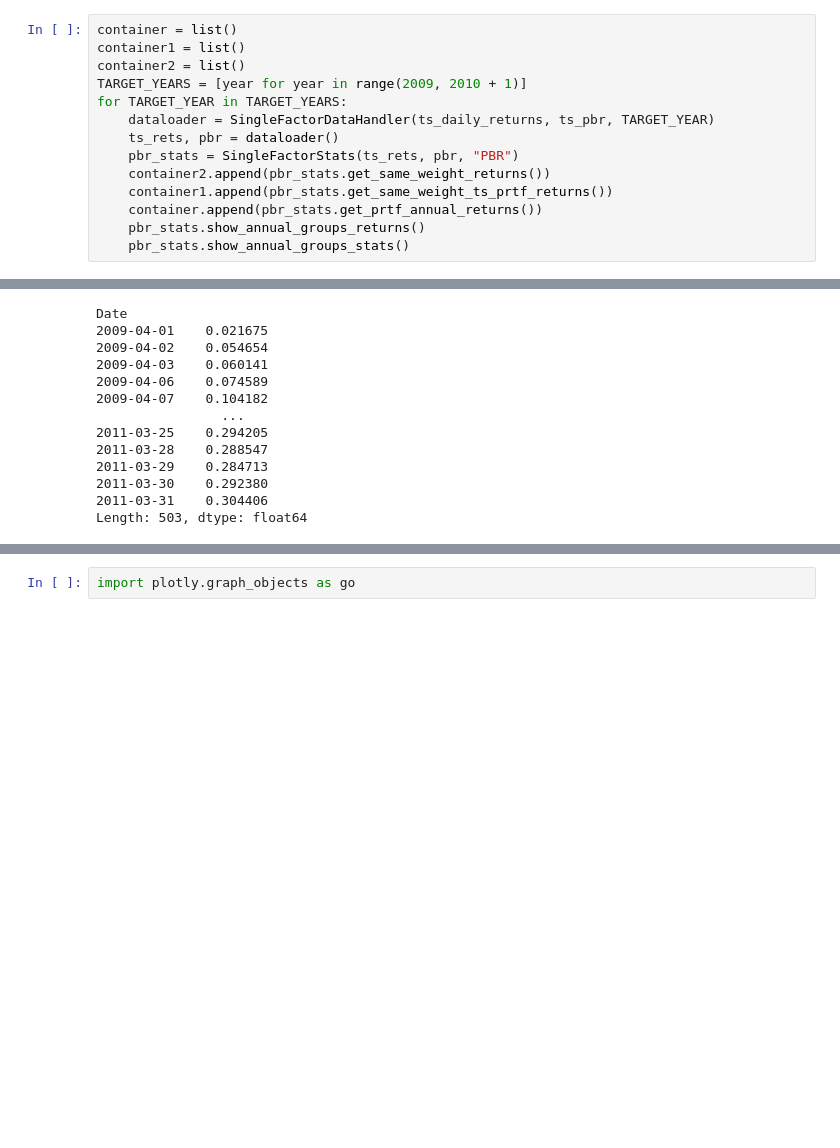
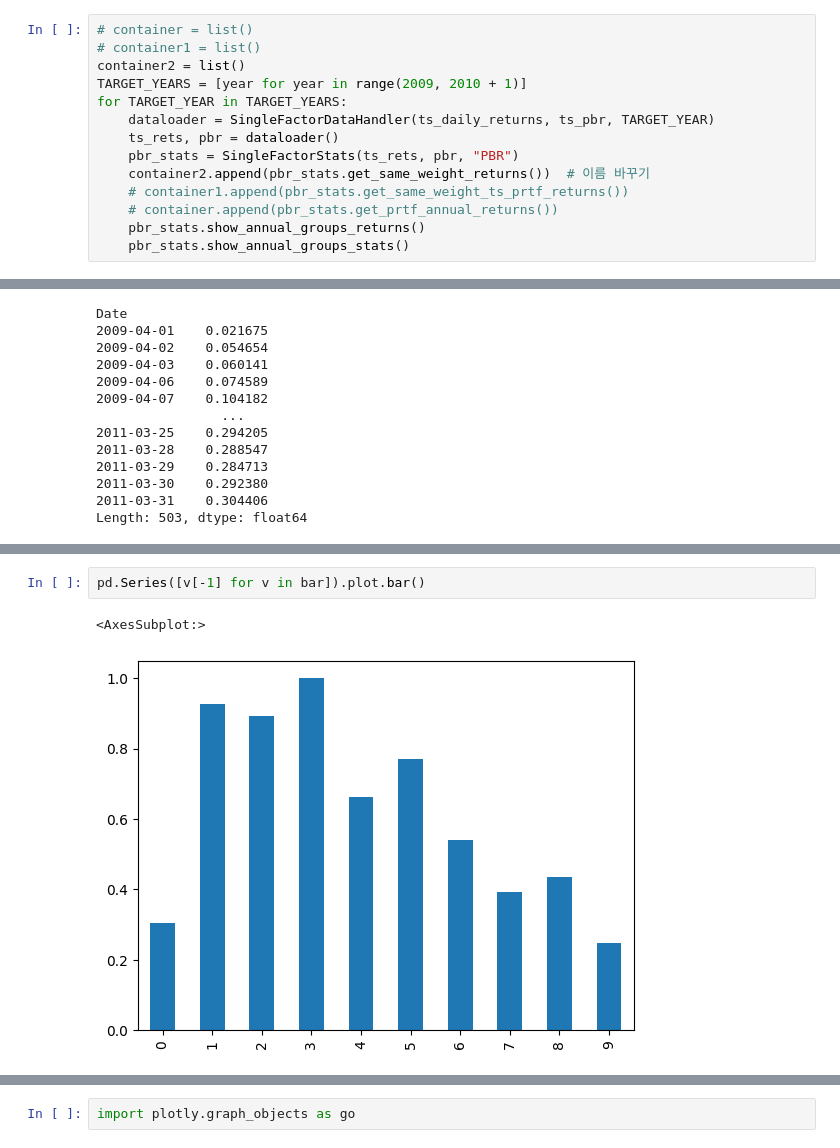
Before and after one commit to Kaph-Noir/DecileTests, a Jupyter notebook: annual_decile_test.ipynb, the cells around one changed output, grey strips where cells are left out. Drawn from its saved outputs; the diff is of its cells as text; blank space fills up the shorter version.

Commit message:
benchmark 도입 도중
benchmark 도입 도중 plot 출력 안 되는 중

```diff
--- a/annual_decile_test.ipynb
+++ b/annual_decile_test.ipynb
@@ -11,15 +41,15 @@ ts_pbr = pd.read_csv(data_dir_path / "PBR(FY0).csv", index_col="Date")
 # %%
-container = list()
-container1 = list()
+# container = list()
+# container1 = list()
 container2 = list()
 TARGET_YEARS = [year for year in range(2009, 2010 + 1)]
 for TARGET_YEAR in TARGET_YEARS:
     dataloader = SingleFactorDataHandler(ts_daily_returns, ts_pbr, TARGET_YEAR)
     ts_rets, pbr = dataloader()
     pbr_stats = SingleFactorStats(ts_rets, pbr, "PBR")
-    container2.append(pbr_stats.get_same_weight_returns())
-    container1.append(pbr_stats.get_same_weight_ts_prtf_returns())
-    container.append(pbr_stats.get_prtf_annual_returns())
+    container2.append(pbr_stats.get_same_weight_returns())  # 이름 바꾸기
+    # container1.append(pbr_stats.get_same_weight_ts_prtf_returns())
+    # container.append(pbr_stats.get_prtf_annual_returns())
     pbr_stats.show_annual_groups_returns()
     pbr_stats.show_annual_groups_stats()
 # %%
@@ -95,0 +142,5 @@ Length: 503, dtype: float64
+# %%
+pd.Series([v[-1] for v in bar]).plot.bar()
+# %% [output]
+<AxesSubplot:>
+[figure, added]
```
Also changed, not shown: parts of 8 cells of this notebook, 1 other file.
